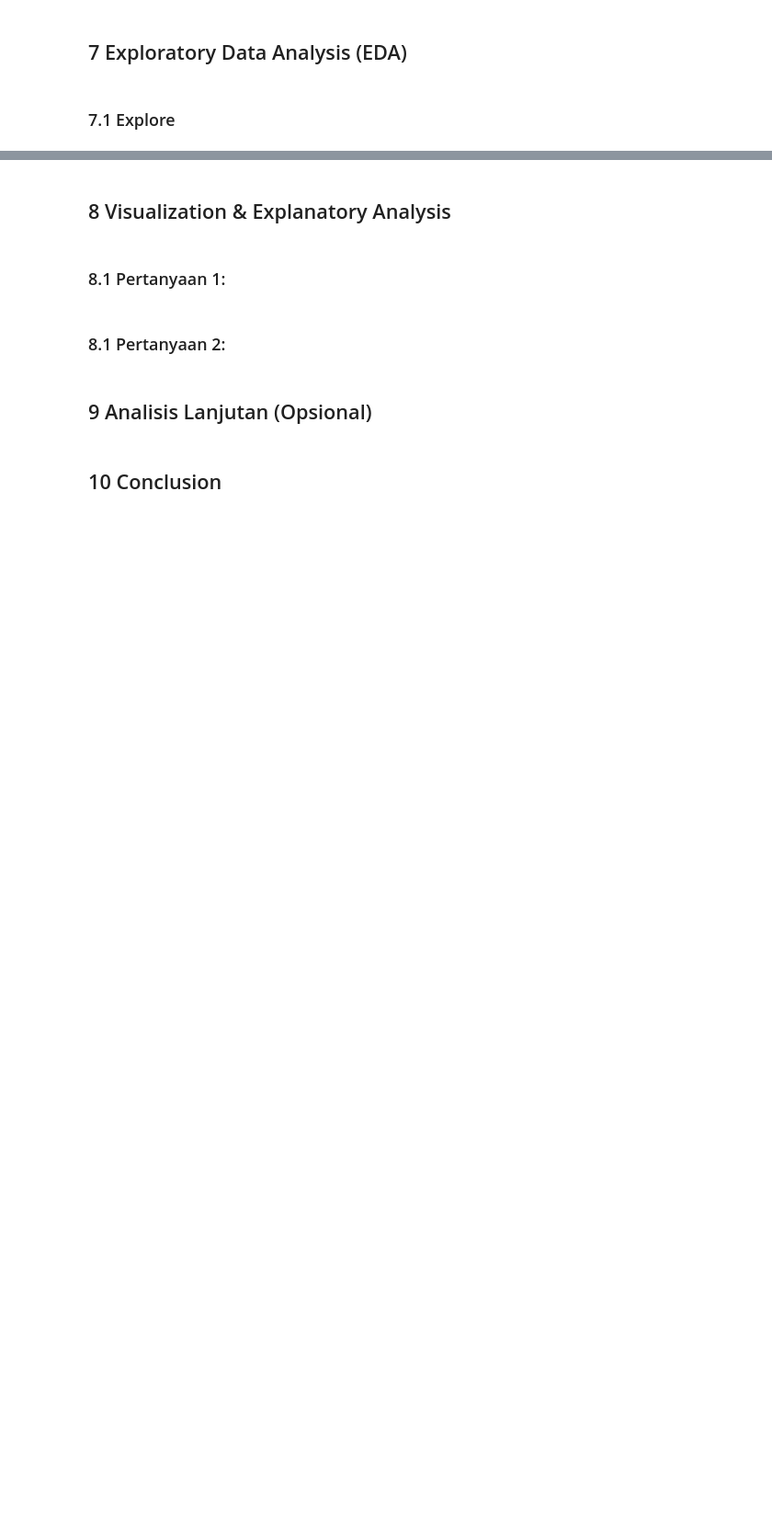
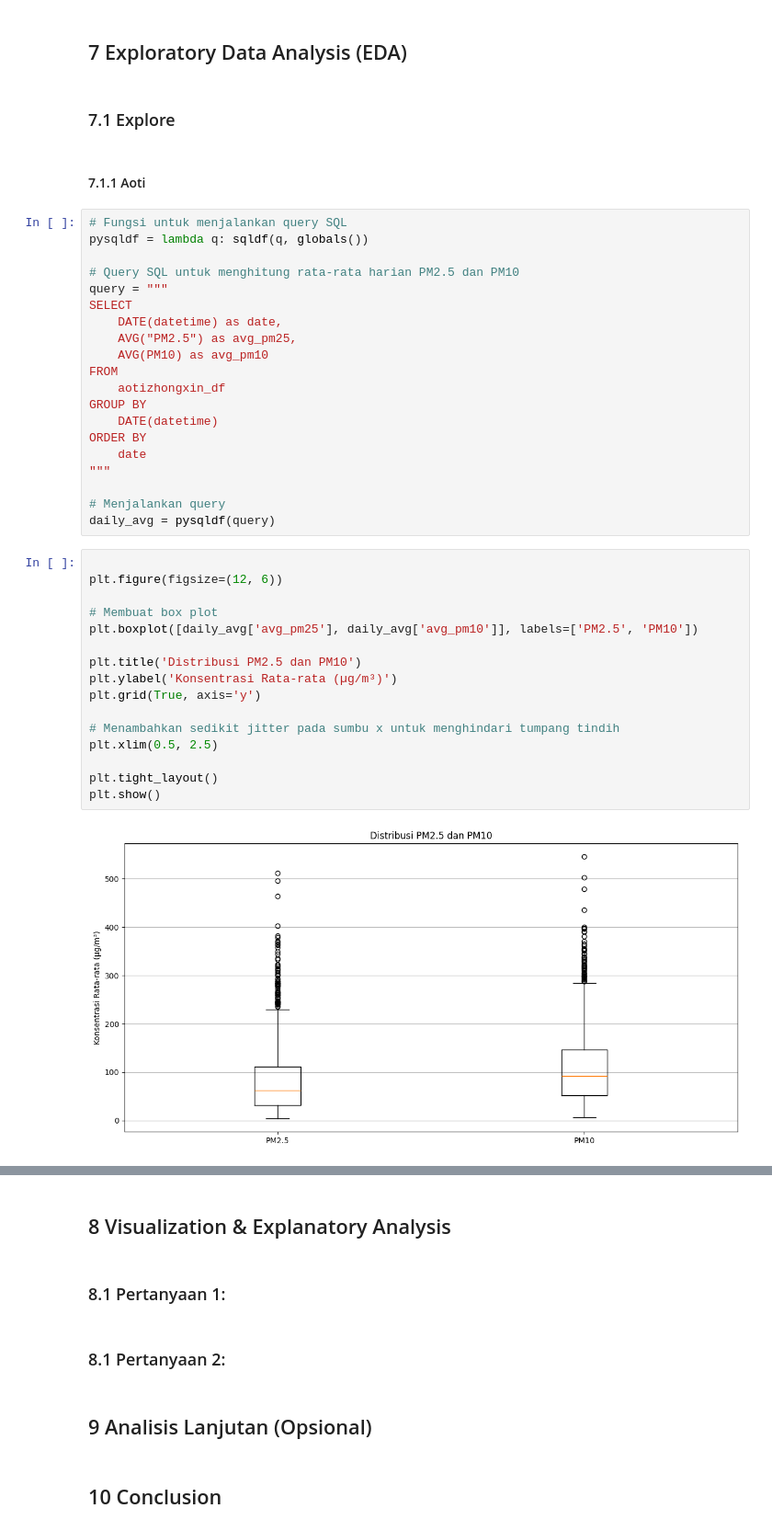
Before and after one commit to Wlnfadhil/Analisa-Data-Air-Quality-Control, a Jupyter notebook: submission/notebook.ipynb, the cells around one changed output, grey strips where cells are left out. Shown at 92% size. Drawn from its saved outputs; the diff is of its cells as text; blank space fills up the shorter version.

```diff
--- a/submission/notebook.ipynb
+++ b/submission/notebook.ipynb
@@ -298,3 +612,43 @@ memory usage: 4.8+ MB
 ## 7 Exploratory Data Analysis (EDA)
 # %% [markdown]
 ### 7.1 Explore
+# %% [markdown]
+#### 7.1.1 Aoti
+# %%
+# Fungsi untuk menjalankan query SQL
+pysqldf = lambda q: sqldf(q, globals())
+
+# Query SQL untuk menghitung rata-rata harian PM2.5 dan PM10
+query = """
+SELECT
+    DATE(datetime) as date,
+    AVG("PM2.5") as avg_pm25,
+    AVG(PM10) as avg_pm10
+FROM
+    aotizhongxin_df
+GROUP BY
+    DATE(datetime)
+ORDER BY
+    date
+"""
+
+# Menjalankan query
+daily_avg = pysqldf(query)
+# %%
+
+plt.figure(figsize=(12, 6))
+
+# Membuat box plot
+plt.boxplot([daily_avg['avg_pm25'], daily_avg['avg_pm10']], labels=['PM2.5', 'PM10'])
+
+plt.title('Distribusi PM2.5 dan PM10')
+plt.ylabel('Konsentrasi Rata-rata (µg/m³)')
+plt.grid(True, axis='y')
+
+# Menambahkan sedikit jitter pada sumbu x untuk menghindari tumpang tindih
+plt.xlim(0.5, 2.5)
+
+plt.tight_layout()
+plt.show()
+# %% [output]
+[figure, added]
```
Also changed, not shown: parts of 24 cells of this notebook.
